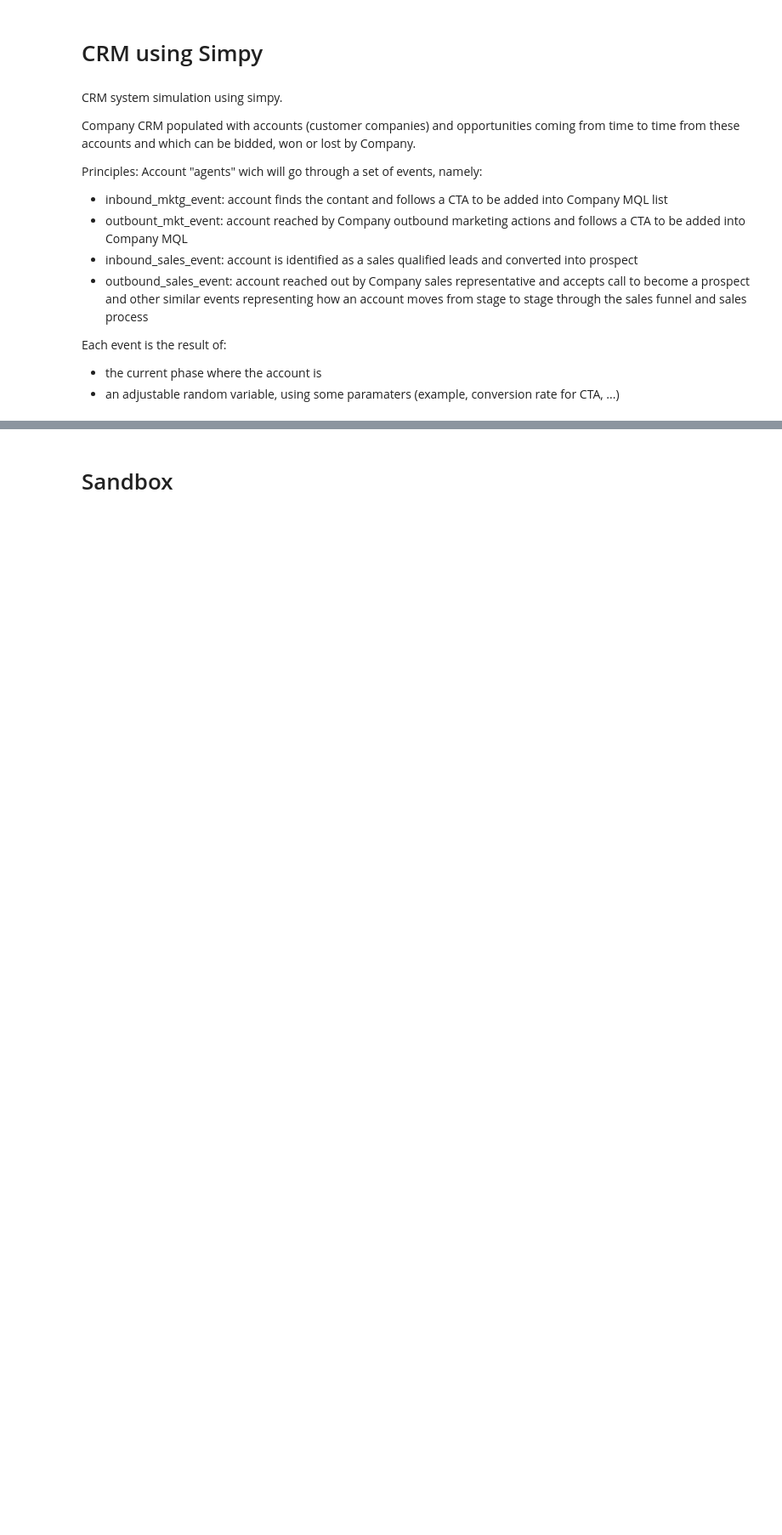
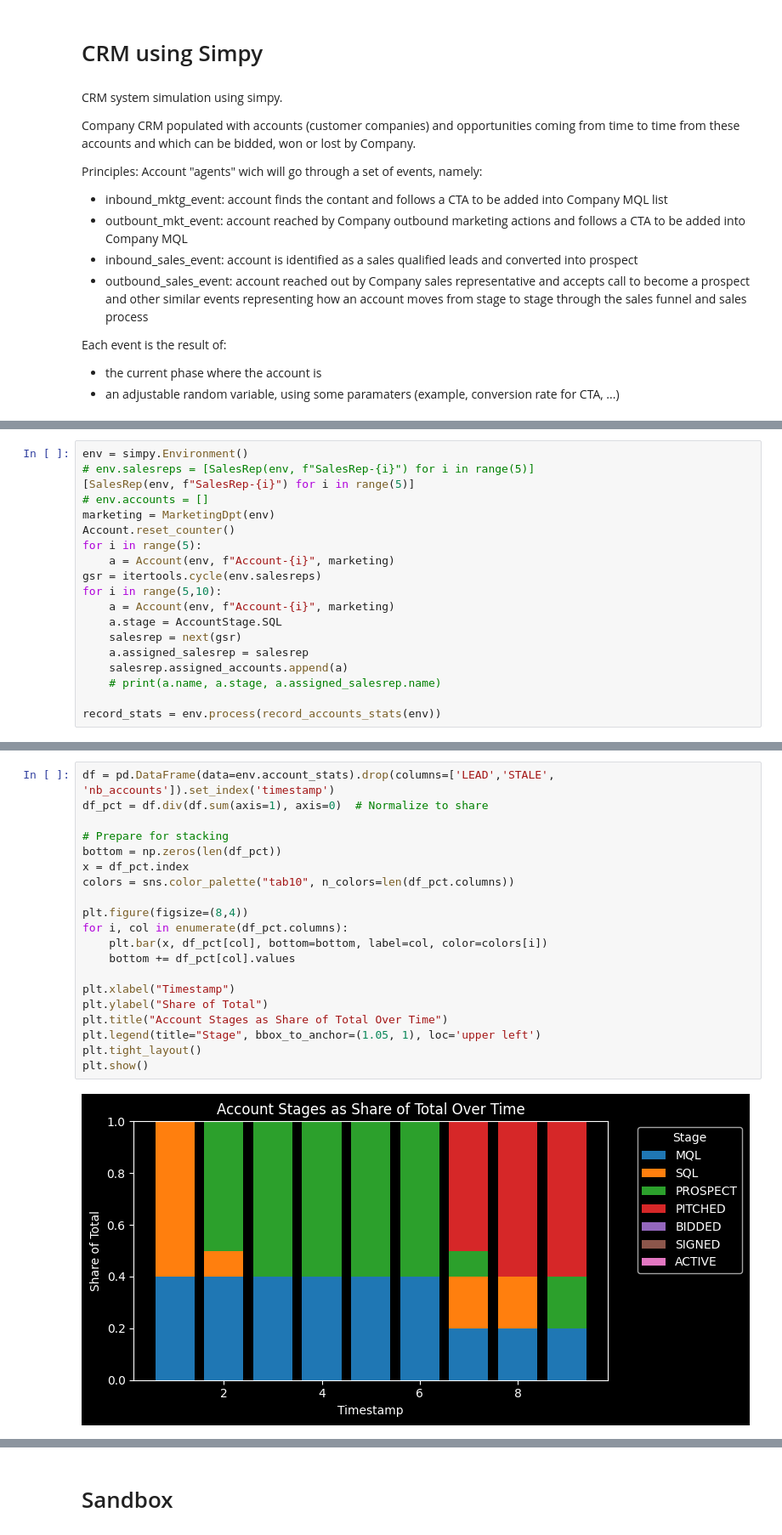
Before and after one commit to vtecftwy/crm-sim, a Jupyter notebook: nbs/wip_04_crm_simpy.ipynb, the cells around one changed output, grey strips where cells are left out. Shown: that part at 85% size. Drawn from its saved outputs; the diff is of its cells as text; blank space fills up the shorter version.

```diff
--- a/nbs/wip_04_crm_simpy.ipynb
+++ b/nbs/wip_04_crm_simpy.ipynb
@@ -86,0 +47,19 @@ accounts_created_before(env=env, t=18)
+# %%
+env = simpy.Environment()
+# env.salesreps = [SalesRep(env, f"SalesRep-{i}") for i in range(5)]
+[SalesRep(env, f"SalesRep-{i}") for i in range(5)]
+# env.accounts = []
+marketing = MarketingDpt(env)
+Account.reset_counter()
+for i in range(5):
+    a = Account(env, f"Account-{i}", marketing)
+gsr = itertools.cycle(env.salesreps)
+for i in range(5,10):
+    a = Account(env, f"Account-{i}", marketing)
+    a.stage = AccountStage.SQL
+    salesrep = next(gsr)
+    a.assigned_salesrep = salesrep
+    salesrep.assigned_accounts.append(a)
+    # print(a.name, a.stage, a.assigned_salesrep.name)
+
+record_stats = env.process(record_accounts_stats(env))
@@ -86,0 +91,22 @@ accounts_created_before(env=env, t=18)
+# %%
+df = pd.DataFrame(data=env.account_stats).drop(columns=['LEAD','STALE', 'nb_accounts']).set_index('timestamp')
+df_pct = df.div(df.sum(axis=1), axis=0)  # Normalize to share
+
+# Prepare for stacking
+bottom = np.zeros(len(df_pct))
+x = df_pct.index
+colors = sns.color_palette("tab10", n_colors=len(df_pct.columns))
+
+plt.figure(figsize=(8,4))
+for i, col in enumerate(df_pct.columns):
+    plt.bar(x, df_pct[col], bottom=bottom, label=col, color=colors[i])
+    bottom += df_pct[col].values
+
+plt.xlabel("Timestamp")
+plt.ylabel("Share of Total")
+plt.title("Account Stages as Share of Total Over Time")
+plt.legend(title="Stage", bbox_to_anchor=(1.05, 1), loc='upper left')
+plt.tight_layout()
+plt.show()
+# %% [output]
+[figure, added]
```
Also changed, not shown: parts of 42 cells of this notebook, 13 other files.
